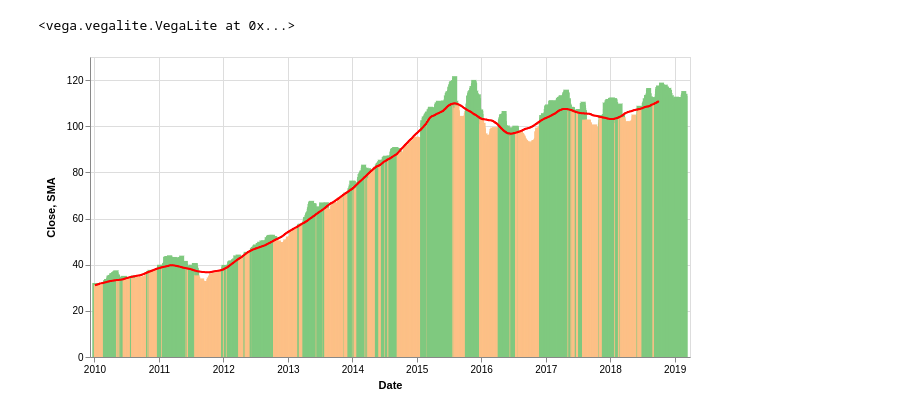
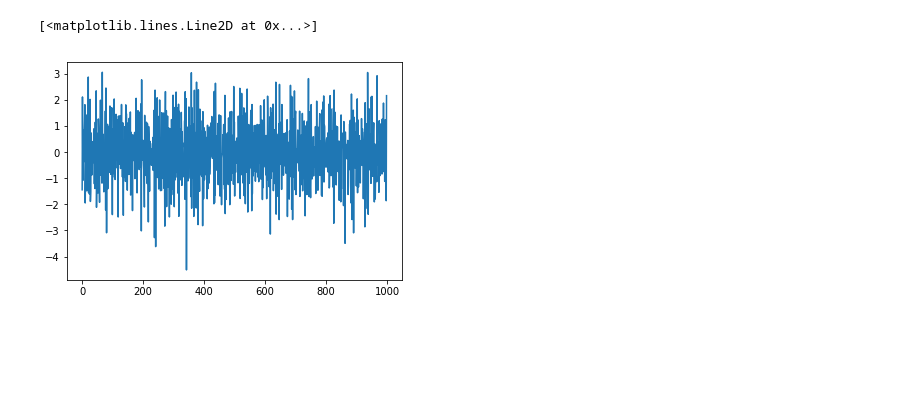
Before and after one commit to PythonCharmers/QuantFinance, a Jupyter notebook: notebooks/ready_for_review/Module 1.6.1 - Time Series moving average.ipynb, the cells around one changed output. Saved outputs shown, nothing was run; the diff lists cells and outputs as text; code cells hidden in the pictures; blank space fills up the shorter version.

```diff
--- a/notebooks/ready_for_review/Module 1.6.1 - Time Series moving average.ipynb
+++ b/notebooks/ready_for_review/Module 1.6.1 - Time Series moving average.ipynb
@@ -172,21 +39,13 @@ stocks['Gap'] = stocks['Close'] - stocks["SMA"]
-# %%
-chart1 = alt.Chart(stocks["2010":]).mark_bar().encode(
-    x="Date:T",
-    y="Close:Q",
-    color=alt.condition(
-        alt.datum.Close > alt.datum.SMA,
-        alt.value("#7fc97f"),  # The positive color
-        alt.value("#fdc086")  # The negative color
-    )
-).properties(width=600)
-
-chart2 = alt.Chart(stocks["2010":]).mark_line().encode(
-    x="Date:T",
-    y="SMA:Q",
-    color=alt.value("red")
-).properties(width=600)
-
-chart1 + chart2
-# %% [output]
-<vega.vegalite.VegaLite at 0x...>
-[figure, removed]
+# %%
+# Generate some random data for our epsilons, remembering they are iid
+
+epsilons = np.random.randn(1000)
+# %%
+theta = np.array([-0.5])
+
+X_t = epsilons[1:] + theta * epsilons[:-1]
+# %%
+plt.plot(X_t)
+# %% [output]
+[<matplotlib.lines.Line2D at 0x...>]
+[figure, added]
```
Also changed, not shown: parts of 42 cells of this notebook, 2 other files.
